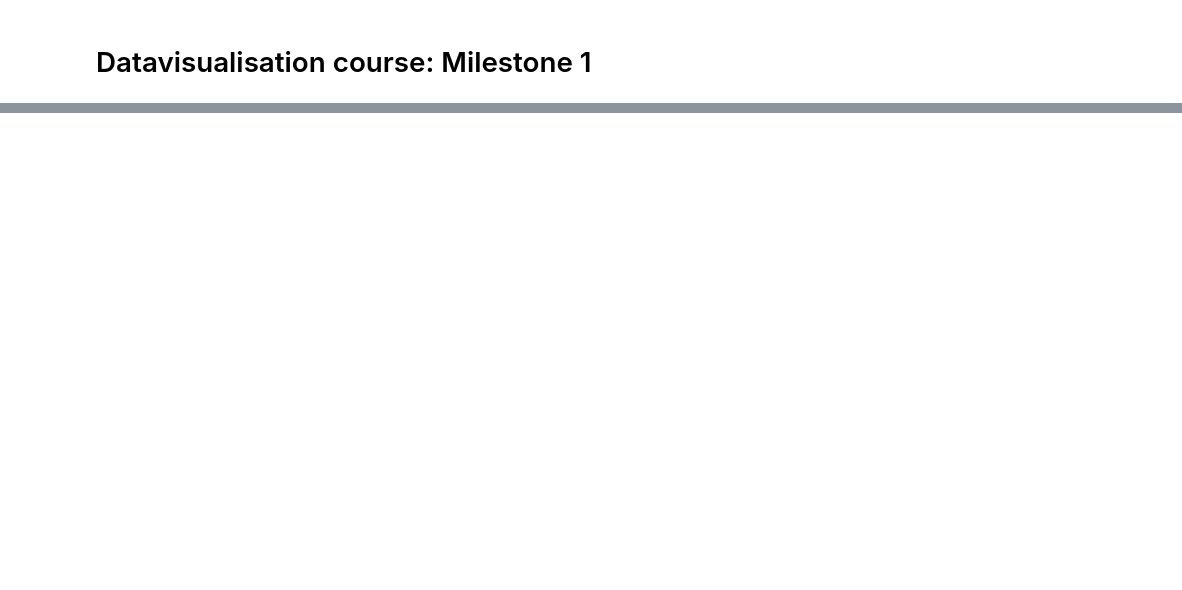
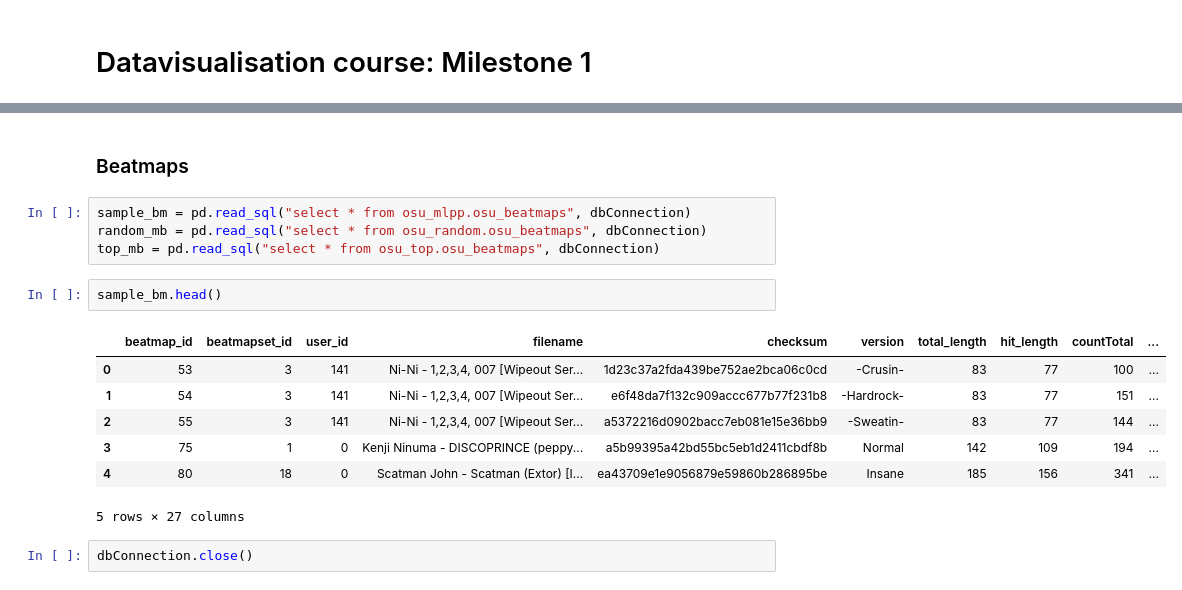
Before and after one commit to com-480-data-visualization/data-visualization-project-2021-itv, a Jupyter notebook: Milestone1/Milestone1_data_exploration.ipynb, the cells around one changed output, grey strips where cells are left out. Cells and saved outputs as stored; diff of their text form; blank space fills up the shorter version.

```diff
--- a/Milestone1/Milestone1_data_exploration.ipynb
+++ b/Milestone1/Milestone1_data_exploration.ipynb
@@ -56,0 +151,18 @@ Sampled users
+# %% [markdown]
+### Beatmaps
+# %%
+sample_bm = pd.read_sql("select * from osu_mlpp.osu_beatmaps", dbConnection)
+random_mb = pd.read_sql("select * from osu_random.osu_beatmaps", dbConnection)
+top_mb = pd.read_sql("select * from osu_top.osu_beatmaps", dbConnection)
+# %%
+sample_bm.head()
+# %% [output]
+|  | beatmap_id | beatmapset_id | user_id | filename | checksum | version | total_length | hit_length | countTotal | ... |
+| 0 | 53 | 3 | 141 | Ni-Ni - 1,2,3,4, 007 [Wipeout Ser... | 1d23c37a2fda439be752ae2bca06c0cd | -Crusin- | 83 | 77 | 100 | ... |
+| 1 | 54 | 3 | 141 | Ni-Ni - 1,2,3,4, 007 [Wipeout Ser... | e6f48da7f132c909accc677b77f231b8 | -Hardrock- | 83 | 77 | 151 | ... |
+| 2 | 55 | 3 | 141 | Ni-Ni - 1,2,3,4, 007 [Wipeout Ser... | a5372216d0902bacc7eb081e15e36bb9 | -Sweatin- | 83 | 77 | 144 | ... |
+| 3 | 75 | 1 | 0 | Kenji Ninuma - DISCOPRINCE (peppy... | a5b99395a42bd55bc5eb1d2411cbdf8b | Normal | 142 | 109 | 194 | ... |
+| 4 | 80 | 18 | 0 | Scatman John - Scatman (Extor) [I... | ea43709e1e9056879e59860b286895be | Insane | 185 | 156 | 341 | ... |
+5 rows × 27 columns
+# %%
+dbConnection.close()
```
Also changed, not shown: parts of 14 cells of this notebook, 1 other file.
